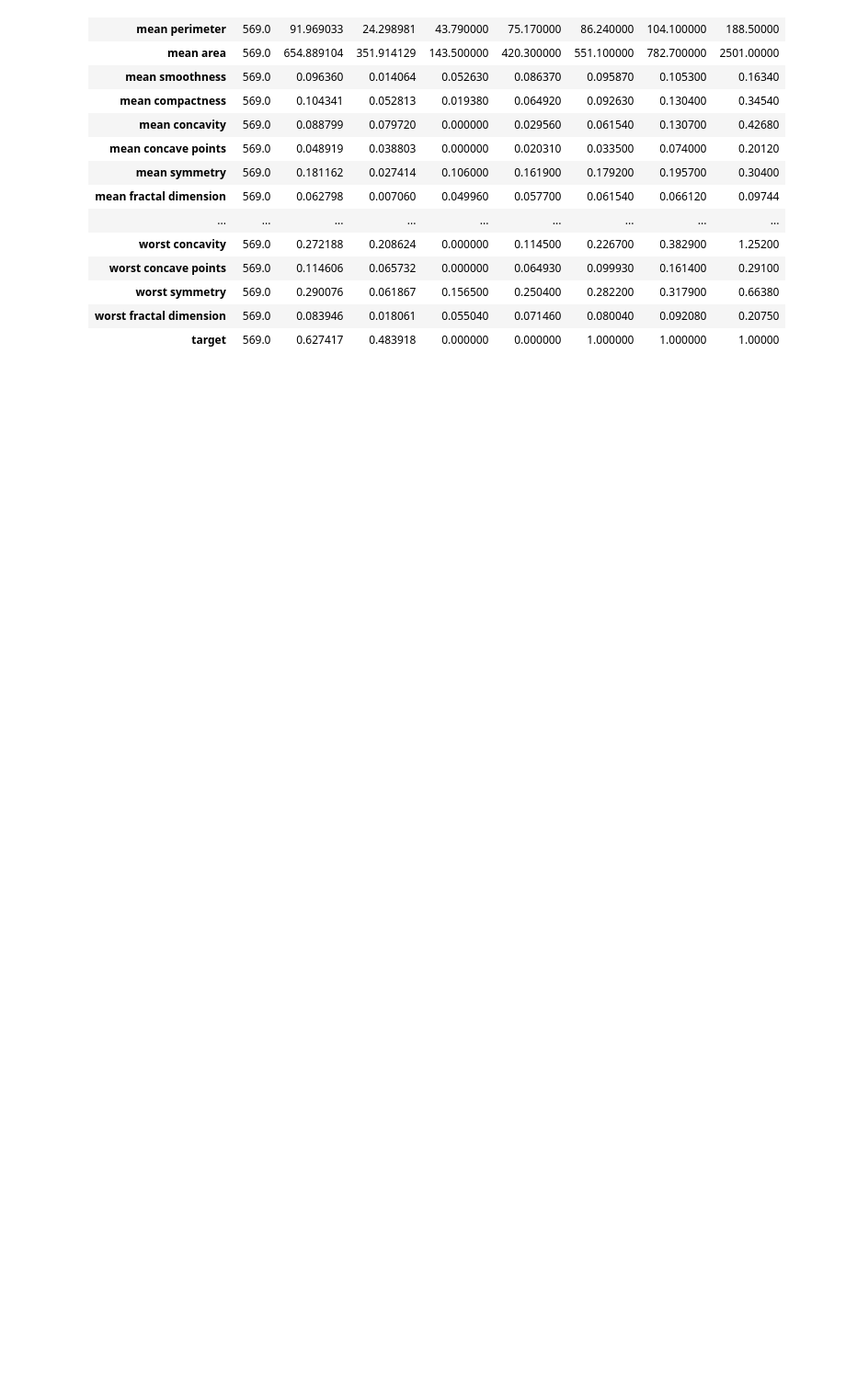
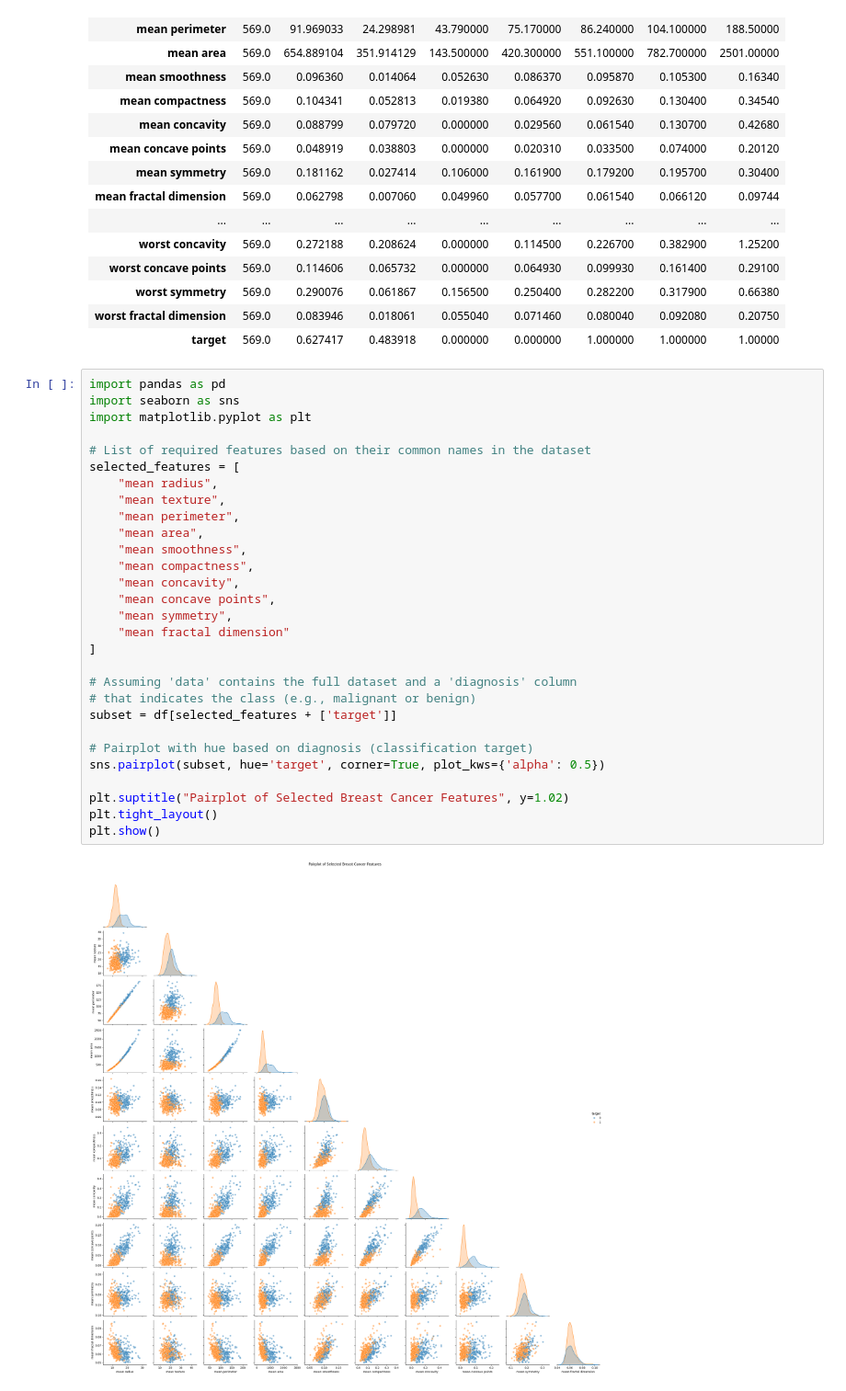
Before and after one commit to asheta66/Data-Mining-2, a Jupyter notebook: SVM_BC_Diagnosis.ipynb, the cells around one changed output. Shown at 92% size. Cells and saved outputs as stored; diff of their text form; blank space fills up the shorter version.

```diff
--- a/SVM_BC_Diagnosis.ipynb
+++ b/SVM_BC_Diagnosis.ipynb
@@ -146,3 +146,34 @@ df.describe().T
 | worst symmetry | 569.0 | 0.290076 | 0.061867 | 0.156500 | 0.250400 | 0.282200 | 0.317900 | 0.66380 |
 | worst fractal dimension | 569.0 | 0.083946 | 0.018061 | 0.055040 | 0.071460 | 0.080040 | 0.092080 | 0.20750 |
 | target | 569.0 | 0.627417 | 0.483918 | 0.000000 | 0.000000 | 1.000000 | 1.000000 | 1.00000 |
+# %%
+import pandas as pd
+import seaborn as sns
+import matplotlib.pyplot as plt
+
+# List of required features based on their common names in the dataset
+selected_features = [
+    "mean radius",
+    "mean texture",
+    "mean perimeter",
+    "mean area",
+    "mean smoothness",
+    "mean compactness",
+    "mean concavity",
+    "mean concave points",
+    "mean symmetry",
+    "mean fractal dimension"
+]
+
+# Assuming 'data' contains the full dataset and a 'diagnosis' column
+# that indicates the class (e.g., malignant or benign)
+subset = df[selected_features + ['target']]
+
+# Pairplot with hue based on diagnosis (classification target)
+sns.pairplot(subset, hue='target', corner=True, plot_kws={'alpha': 0.5})
+
+plt.suptitle("Pairplot of Selected Breast Cancer Features", y=1.02)
+plt.tight_layout()
+plt.show()
+# %% [output]
+[figure, added]
```
Also changed, not shown: parts of 2 cells of this notebook.
